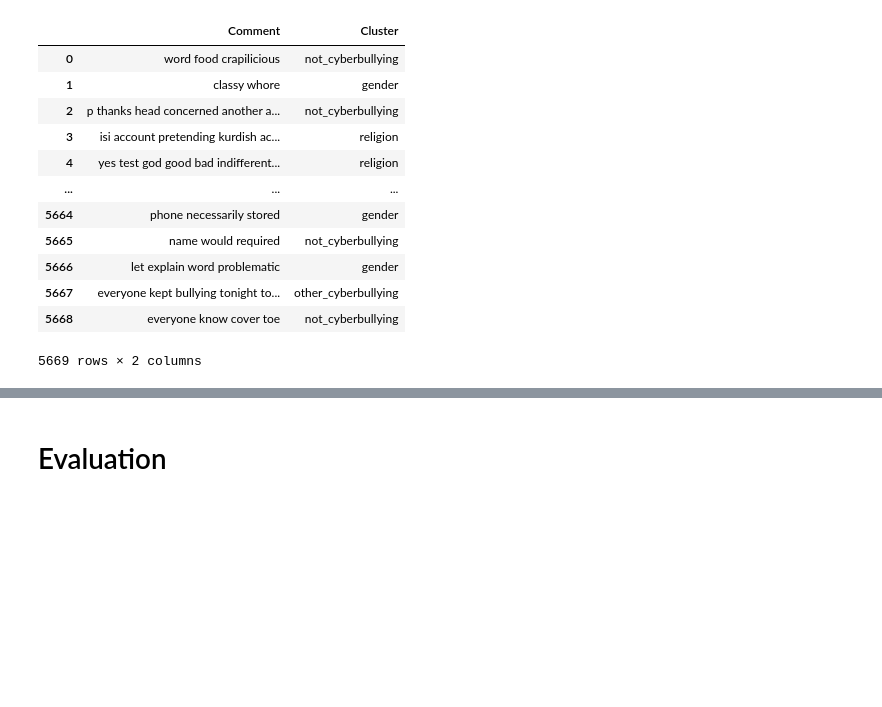
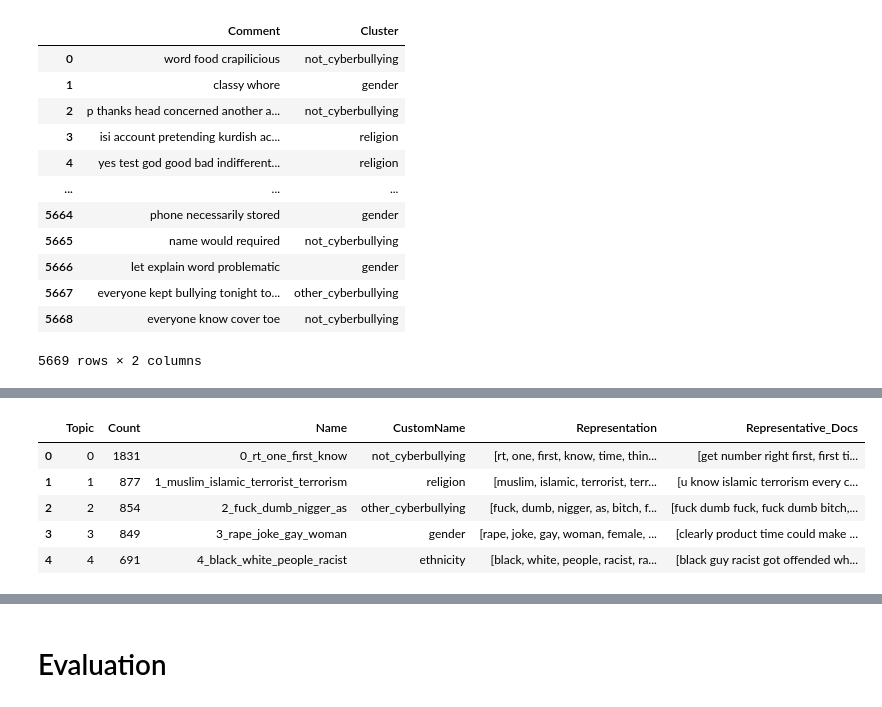
Before and after one commit to FangLee2003/Text-Clustering-Auto-Labeling, a Jupyter notebook: Text Clustering & Auto Labeling.ipynb, the cells around one changed output, grey strips where cells are left out. Cells and saved outputs as stored; diff of their text form; code cells hidden in the pictures; blank space fills up the shorter version.

Commit message:
Alpha 0.4 - Customize BERTopic sub-models

```diff
--- a/Text Clustering & Auto Labeling.ipynb
+++ b/Text Clustering & Auto Labeling.ipynb
@@ -552,5 +560,5 @@ df_kmeans_clustered.to_csv(path_kmeans_clustered, index=False)
 # %% [markdown]
 # Bert Topic
 # %%
-df_data_cleaned = pd.read_csv(path_data_cleaned)
-list_comment_cleaned = df_data_cleaned['Comment'].values
+df_data_train = pd.read_csv(path_data_train)
+list_comment_train = df_data_train['Comment'].values
@@ -558,8 +568,8 @@ list_comment_cleaned = df_data_cleaned['Comment'].values
 # min_topic_size=50: keep only topics with sufficient number of documents
 # nr_topics=7: merge topics by fixed number
 topic_model = BERTopic(min_topic_size=50)
-topics, probs = topic_model.fit_transform(list_comment_cleaned)
+topics, probs = topic_model.fit_transform(list_comment_train)
 
-reduced_topics = topic_model.reduce_outliers(list_comment_cleaned, topics, strategy="embeddings") # c-tf-idf, embeddings, distributions
-topic_model.update_topics(list_comment_cleaned, topics=reduced_topics)
+reduced_topics = topic_model.reduce_outliers(list_comment_train, topics, strategy="embeddings") # c-tf-idf, embeddings, distributions
+topic_model.update_topics(list_comment_train, topics=reduced_topics)
 # %% [output]
@@ -658,0 +671,7 @@ df_bertopic_clustered.to_csv(path_bertopic_clustered, index=False)
+# %%
+sentence_model = SentenceTransformer("paraphrase-MiniLM-L6-v2")
+dim_model = PCA(n_components=5)
+cluster_model = KMeans(n_clusters=5)
+
+topic_model = BERTopic(embedding_model=sentence_model, umap_model=dim_model, hdbscan_model=cluster_model)
+topics, probs = topic_model.fit_transform(list_comment_train)
@@ -658,0 +682,18 @@ df_bertopic_clustered.to_csv(path_bertopic_clustered, index=False)
+# %%
+topic_model.set_topic_labels({
+                              0: "not_cyberbullying",
+                              1: "religion",
+                              2: "other_cyberbullying",
+                              3: "gender",
+                              4: "ethnicity",
+                            })
+
+df_cleaned_topic=topic_model.get_topic_info()
+df_cleaned_topic
+# %% [output]
+|  | Topic | Count | Name | CustomName | Representation | Representative_Docs |
+| 0 | 0 | 1831 | 0_rt_one_first_know | not_cyberbullying | [rt, one, first, know, time, thin... | [get number right first, first ti... |
+| 1 | 1 | 877 | 1_muslim_islamic_terrorist_terrorism | religion | [muslim, islamic, terrorist, terr... | [u know islamic terrorism every c... |
+| 2 | 2 | 854 | 2_fuck_dumb_nigger_as | other_cyberbullying | [fuck, dumb, nigger, as, bitch, f... | [fuck dumb fuck, fuck dumb bitch,... |
+| 3 | 3 | 849 | 3_rape_joke_gay_woman | gender | [rape, joke, gay, woman, female, ... | [clearly product time could make ... |
+| 4 | 4 | 691 | 4_black_white_people_racist | ethnicity | [black, white, people, racist, ra... | [black guy racist got offended wh... |
```
Also changed, not shown: parts of 38 cells of this notebook, 14 other files.
